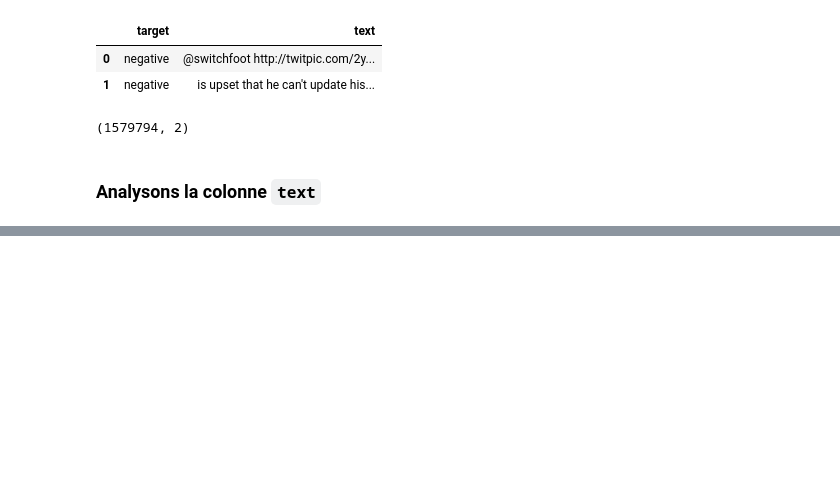
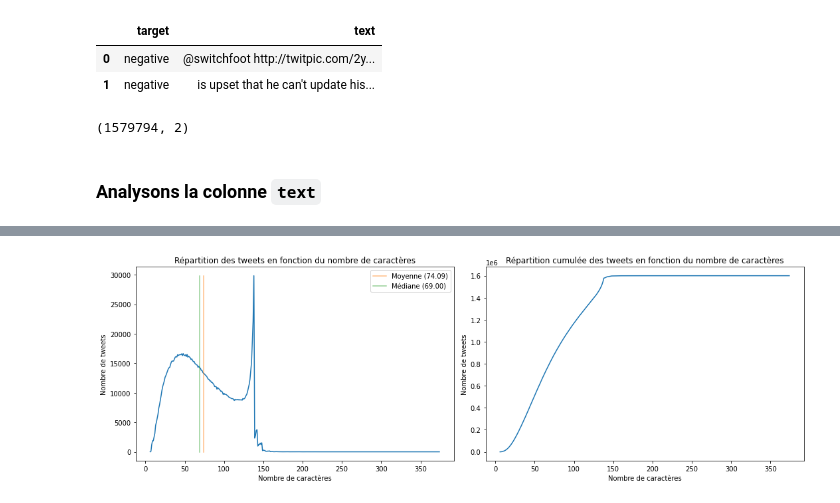
Before and after one commit to Valkea/OC_AI_07, a Jupyter notebook: 01_EDA.ipynb, the cells around one changed output, grey strips where cells are left out. Drawn from its saved outputs; the diff is of its cells as text; code cells hidden in the pictures; blank space fills up the shorter version.

```diff
--- a/01_EDA.ipynb
+++ b/01_EDA.ipynb
@@ -359,0 +415,44 @@ display(df.head(2), df.shape)
+# %%
+def plot_tweet_sizes(data, col_name, x_label, y_label, title1, title2):
+    select = pd.DataFrame(data[col_name].value_counts()).reset_index()
+    select.sort_values(by='index', inplace=True)
+    select.set_index('index', inplace=True)
+
+    size_mean = data[col_name].mean()
+    size_median = data[col_name].median()
+    max_count = np.array(select).max()
+
+    fig = plt.figure(figsize=(15, 5))
+    plt.subplot(1,2,1)
+    sns.lineplot(data=select, y=col_name, x='index')
+    plt.plot([size_mean, size_mean],[0,max_count], label=f"Moyenne ({size_mean:.2f})", alpha=0.5)
+    plt.plot([size_median, size_median],[0,max_count], label=f"Médiane ({size_median:.2f})", alpha=0.5)
+    plt.title(title1)
+    plt.xlabel(x_label)
+    plt.ylabel(y_label)
+    #plt.ylim(0,10000)
+    plt.legend()
+
+    select2 = np.cumsum(select)
+
+    plt.subplot(1,2,2)
+    sns.lineplot(data=select2, y=col_name, x='index')
+    plt.title(title2)
+    plt.xlabel(x_label)
+    plt.ylabel(y_label)
+
+    plt.tight_layout()
+    plt.show()
+# %%
+data_tmp = df.copy()
+data_tmp['tweet_chars'] = df.text.apply(lambda x: len(x))
+plot_tweet_sizes(
+    data_tmp,
+    col_name = 'tweet_chars',
+    title1 = "Répartition des tweets en fonction du nombre de caractères",
+    title2 = "Répartition cumulée des tweets en fonction du nombre de caractères",
+    x_label = "Nombre de caractères",
+    y_label = "Nombre de tweets",
+)
+# %% [output]
+[figure, added]
```
Also changed, not shown: parts of 29 cells of this notebook.
